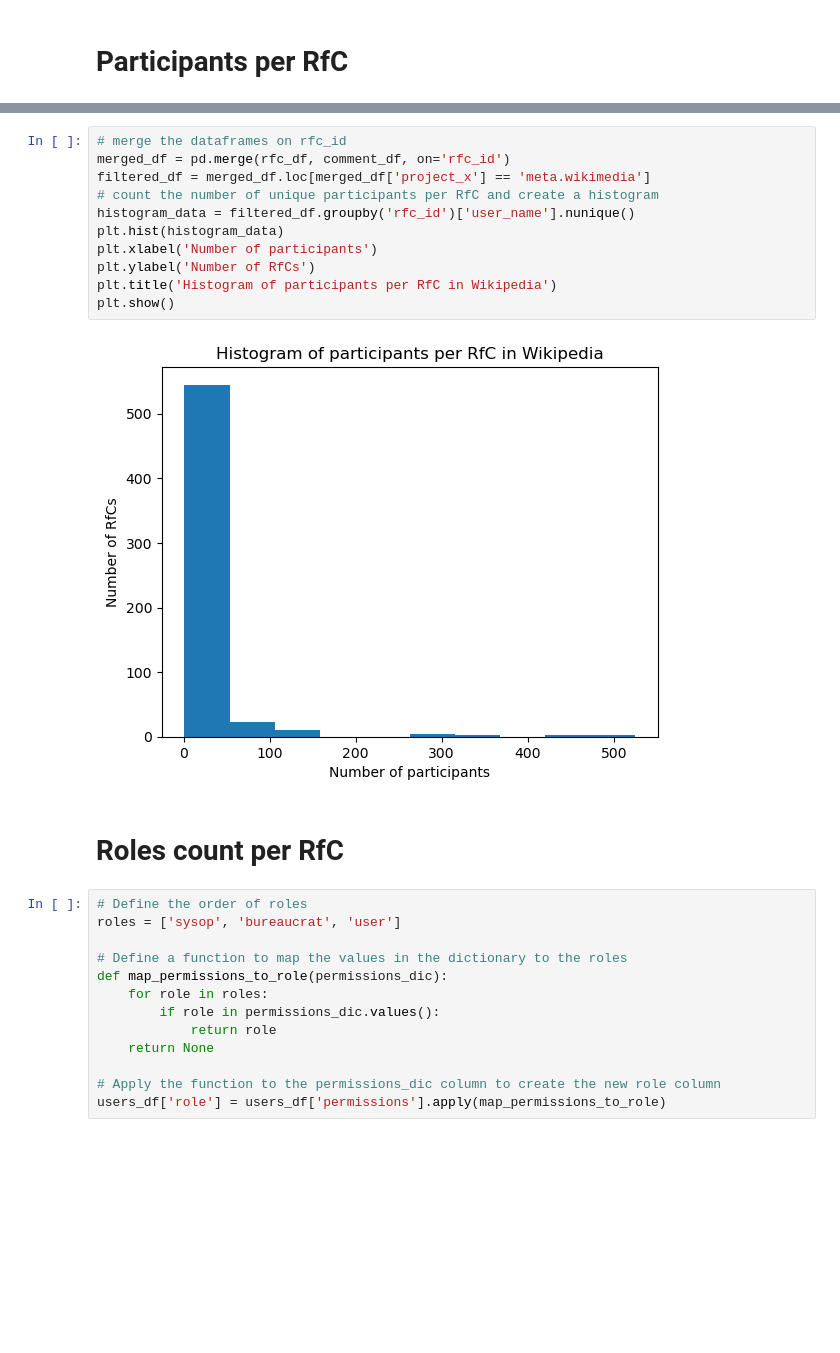
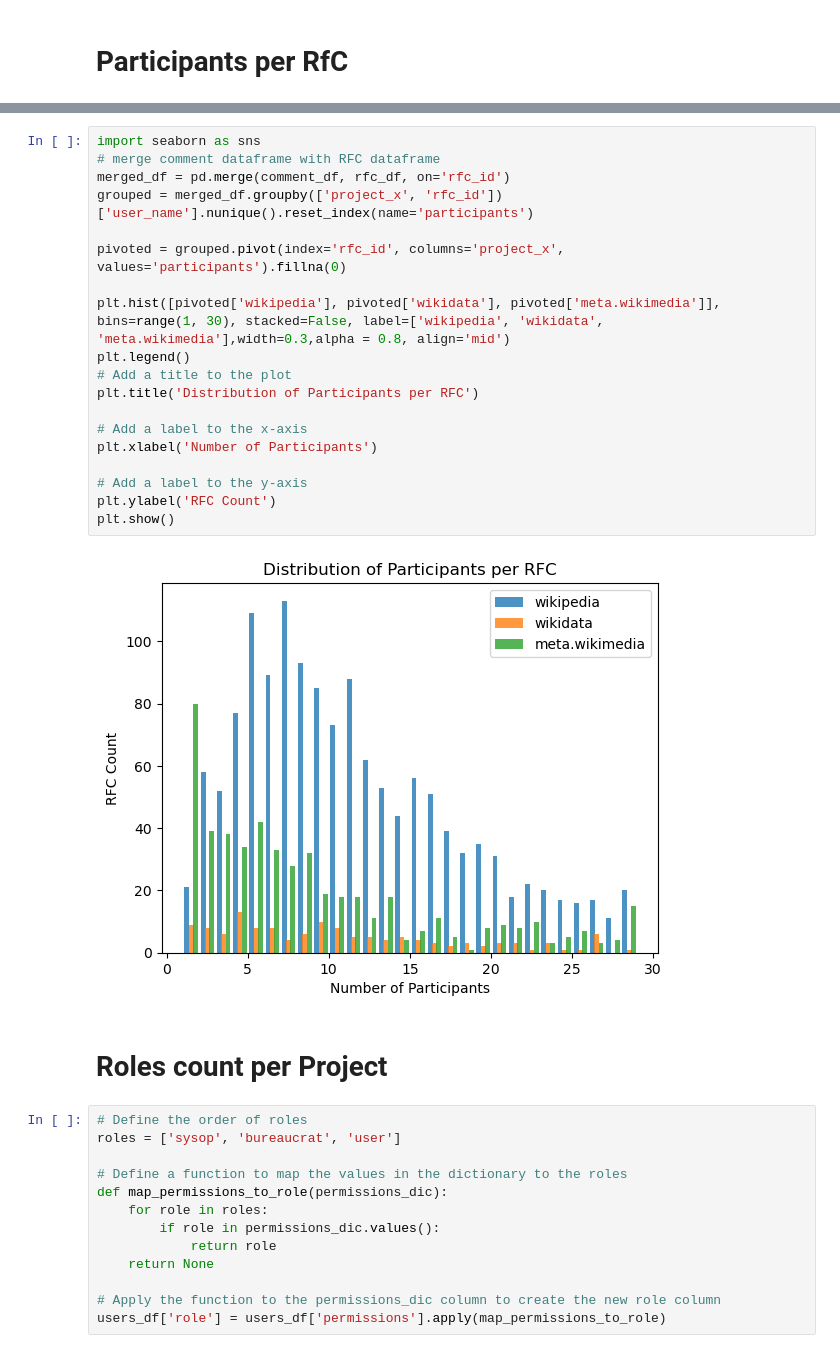
Before and after one commit to mrspacerobot/wiki_delib, a Jupyter notebook: data_analysis/data_analysis.ipynb, the cells around one changed output, grey strips where cells are left out. Saved outputs shown, nothing was run; the diff lists cells and outputs as text; blank space fills up the shorter version.

```diff
--- a/data_analysis/data_analysis.ipynb
+++ b/data_analysis/data_analysis.ipynb
@@ -142,18 +125,26 @@ plt.show()
-# %%
-# merge the dataframes on rfc_id
-merged_df = pd.merge(rfc_df, comment_df, on='rfc_id')
-filtered_df = merged_df.loc[merged_df['project_x'] == 'meta.wikimedia']
-# count the number of unique participants per RfC and create a histogram
-histogram_data = filtered_df.groupby('rfc_id')['user_name'].nunique()
-plt.hist(histogram_data)
-plt.xlabel('Number of participants')
-plt.ylabel('Number of RfCs')
-plt.title('Histogram of participants per RfC in Wikipedia')
-plt.show()
-# %% [output]
-[figure, removed]
+# %%
+import seaborn as sns
+# merge comment dataframe with RFC dataframe
+merged_df = pd.merge(comment_df, rfc_df, on='rfc_id')
+grouped = merged_df.groupby(['project_x', 'rfc_id'])['user_name'].nunique().reset_index(name='participants')
+
+pivoted = grouped.pivot(index='rfc_id', columns='project_x', values='participants').fillna(0)
+
+plt.hist([pivoted['wikipedia'], pivoted['wikidata'], pivoted['meta.wikimedia']], bins=range(1, 30), stacked=False, label=['wikipedia', 'wikidata', 'meta.wikimedia'],width=0.3,alpha = 0.8, align='mid')
+plt.legend()
+# Add a title to the plot
+plt.title('Distribution of Participants per RFC')
+
+# Add a label to the x-axis
+plt.xlabel('Number of Participants')
+
+# Add a label to the y-axis
+plt.ylabel('RFC Count')
+plt.show()
+# %% [output]
+[figure, added]
 # %% [markdown]
-# Roles count per RfC
+# Roles count per Project
 # %%
 # Define the order of roles
 roles = ['sysop', 'bureaucrat', 'user']
```
Also changed, not shown: parts of 71 cells of this notebook, 11 other files.
